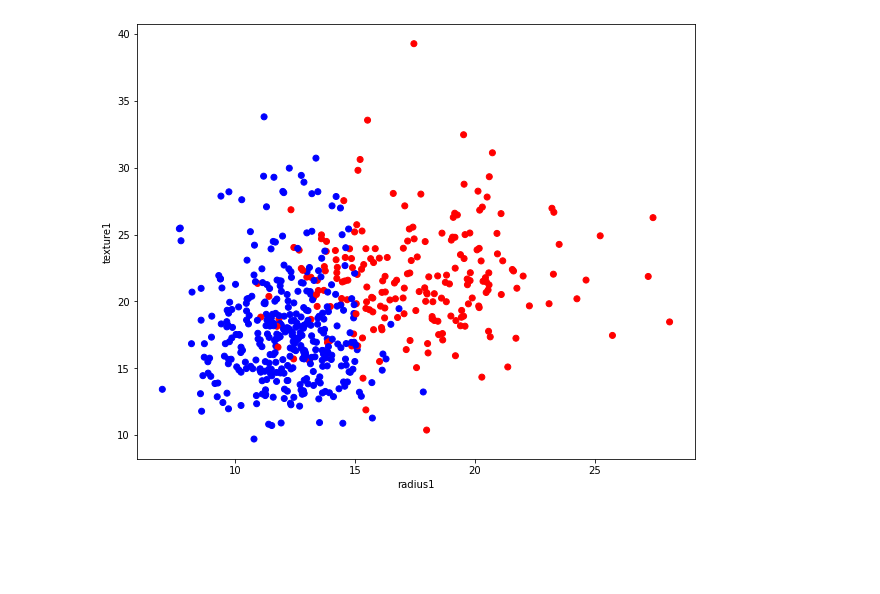
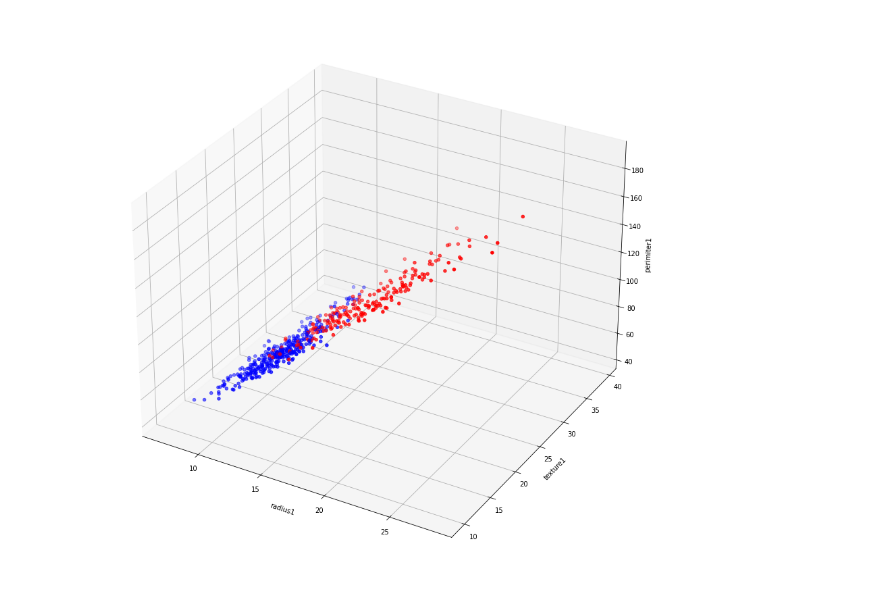
Before and after one commit to lflugo22/csug-mis480, a Jupyter notebook: notebooks/cancer-lgr.ipynb, the cells around one changed output. Cells and saved outputs as stored; diff of their text form; code cells hidden in the pictures; blank space fills up the shorter version.

```diff
--- a/notebooks/cancer-lgr.ipynb
+++ b/notebooks/cancer-lgr.ipynb
@@ -14,15 +15,17 @@ X = breast_cancer_wisconsin_diagnostic.data.features
 y = breast_cancer_wisconsin_diagnostic.data.targets
 # %%
 colorMap = {"M":"r","B":"b"}
-fig = plt.figure(figsize=(10,8))
-ax = fig.add_subplot(111)
+fig = plt.figure(figsize=(18,15))
+ax = fig.add_subplot(111, projection='3d')
 ax.scatter(X['radius1'],
            X['texture1'],
+           X['perimeter1'],
            c=y['Diagnosis'].map(colorMap)
            )
 
 ax.set_xlabel("radius1")
 ax.set_ylabel("texture1")
+ax.set_zlabel("perimiter1")
 plt.show()
 # %% [output]
-[figure, old version]
+[figure, new version]
```
Also changed, not shown: parts of 1 cell of this notebook, 1 other file.
